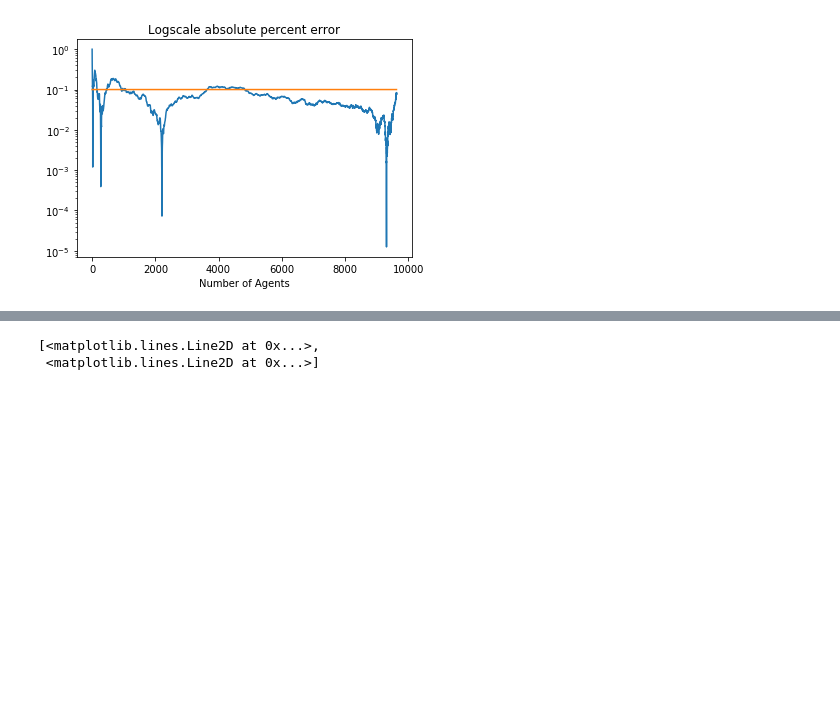
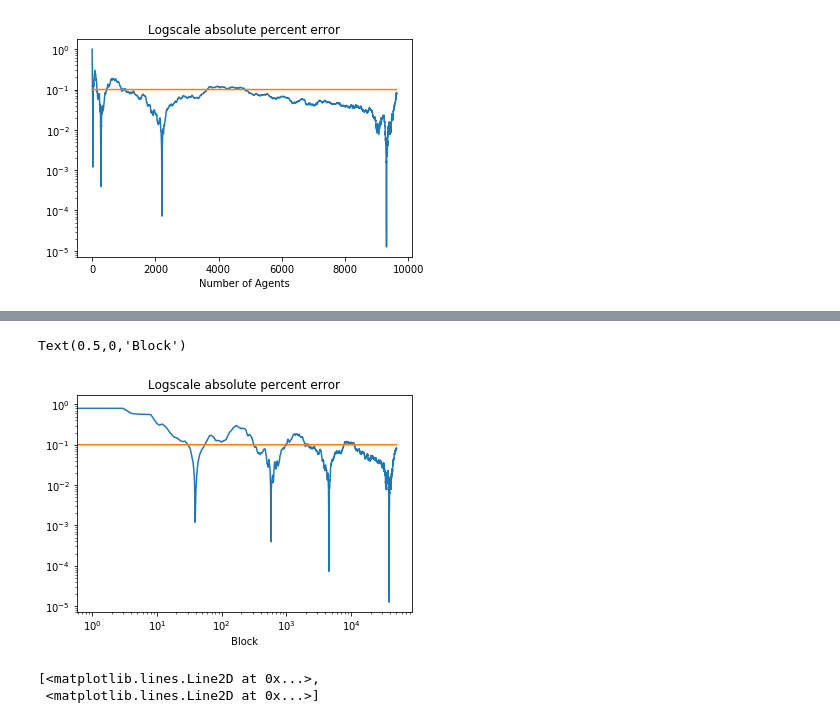
Before and after one commit to BlockScience/conviction, a Jupyter notebook: ABM - discounted integral voting.ipynb, the cells around one changed output, grey strips where cells are left out. Cells and saved outputs as stored; diff of their text form; code cells hidden in the pictures; blank space fills up the shorter version.

```diff
--- a/ABM - discounted integral voting.ipynb
+++ b/ABM - discounted integral voting.ipynb
@@ -216,3 +224,11 @@ Text(0.5,0,'Number of Agents')
+# %%
+plt.loglog(range(K), np.abs(true_best_param - param)/true_best_param, range(K), .1*np.ones(K,))
+plt.title("Logscale absolute percent error")
+#plt.labels(["error", "10% reference"])
+plt.xlabel("Block")
+# %% [output]
+Text(0.5,0,'Block')
+[figure, added]
 # %%
 plt.plot(range(K), true_best_param, range(K), param )
 # %% [output]
```
Also changed, not shown: parts of 1 cell of this notebook.
